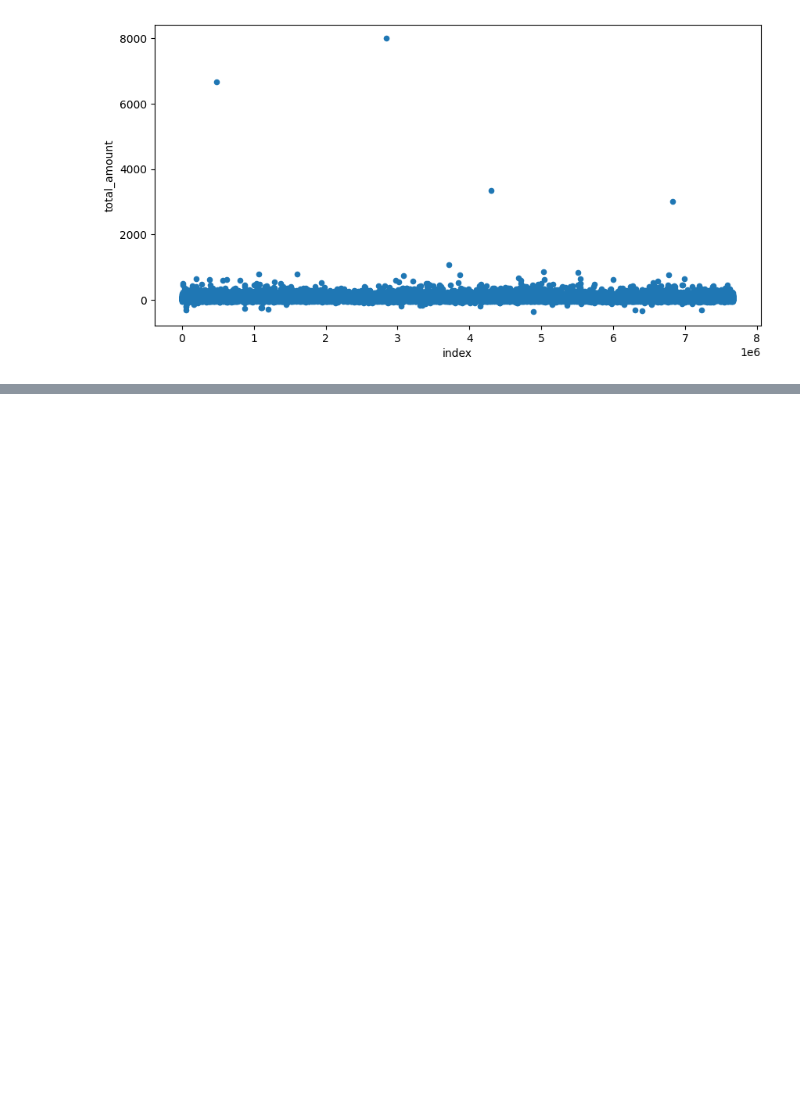
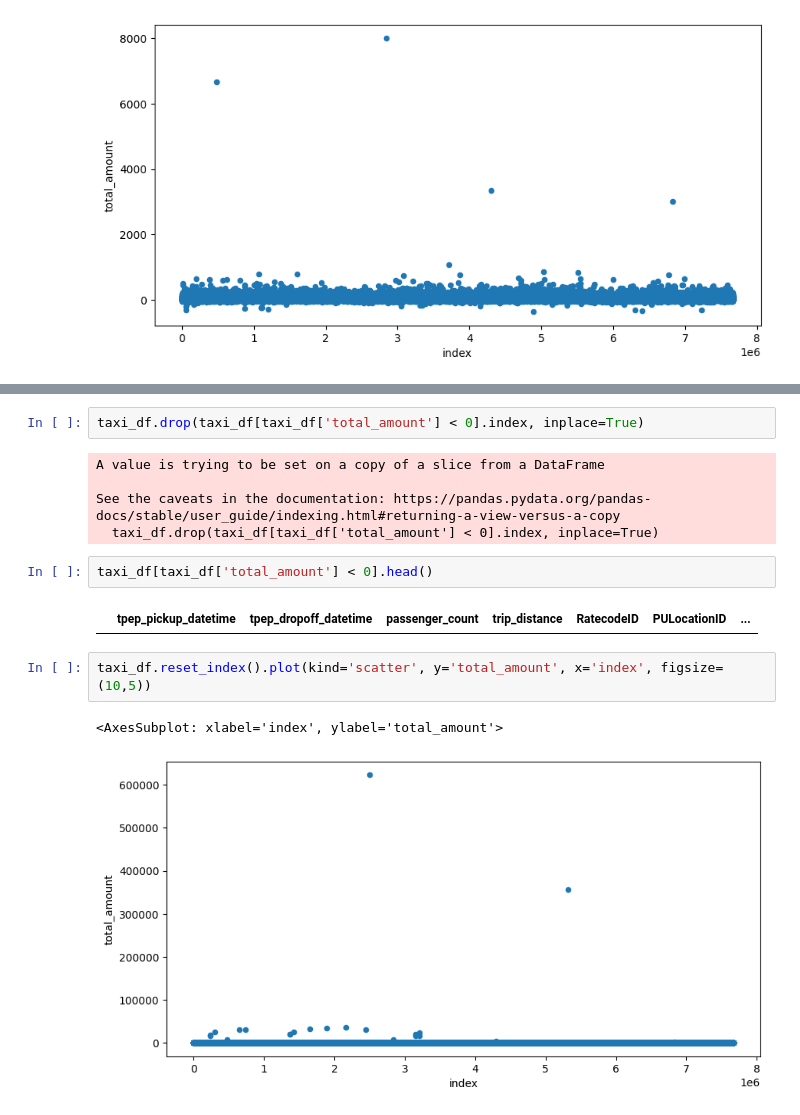
Before and after one commit to craigm-c/New-York-Taxi-Analysis, a Jupyter notebook: code.ipynb, the cells around one changed output, grey strips where cells are left out. Cells and saved outputs as stored; diff of their text form; blank space fills up the shorter version.

Commit message:
data has been cleaned

```diff
--- a/code.ipynb
+++ b/code.ipynb
@@ -98,0 +124,16 @@ taxi_df[taxi_df['total_amount'] <= 15000].reset_index().plot(kind='scatter', y='
+# %%
+taxi_df.drop(taxi_df[taxi_df['total_amount'] < 0].index, inplace=True)
+# %% [output]
+A value is trying to be set on a copy of a slice from a DataFrame
+
+See the caveats in the documentation: https://pandas.pydata.org/pandas-docs/stable/user_guide/indexing.html#returning-a-view-versus-a-copy
+  taxi_df.drop(taxi_df[taxi_df['total_amount'] < 0].index, inplace=True)
+# %%
+taxi_df[taxi_df['total_amount'] < 0].head()
+# %% [output]
+|  | tpep_pickup_datetime | tpep_dropoff_datetime | passenger_count | trip_distance | RatecodeID | PULocationID | ... |
+# %%
+taxi_df.reset_index().plot(kind='scatter', y='total_amount', x='index', figsize=(10,5))
+# %% [output]
+<AxesSubplot: xlabel='index', ylabel='total_amount'>
+[figure, added]
```
Also changed, not shown: parts of 19 cells of this notebook.
